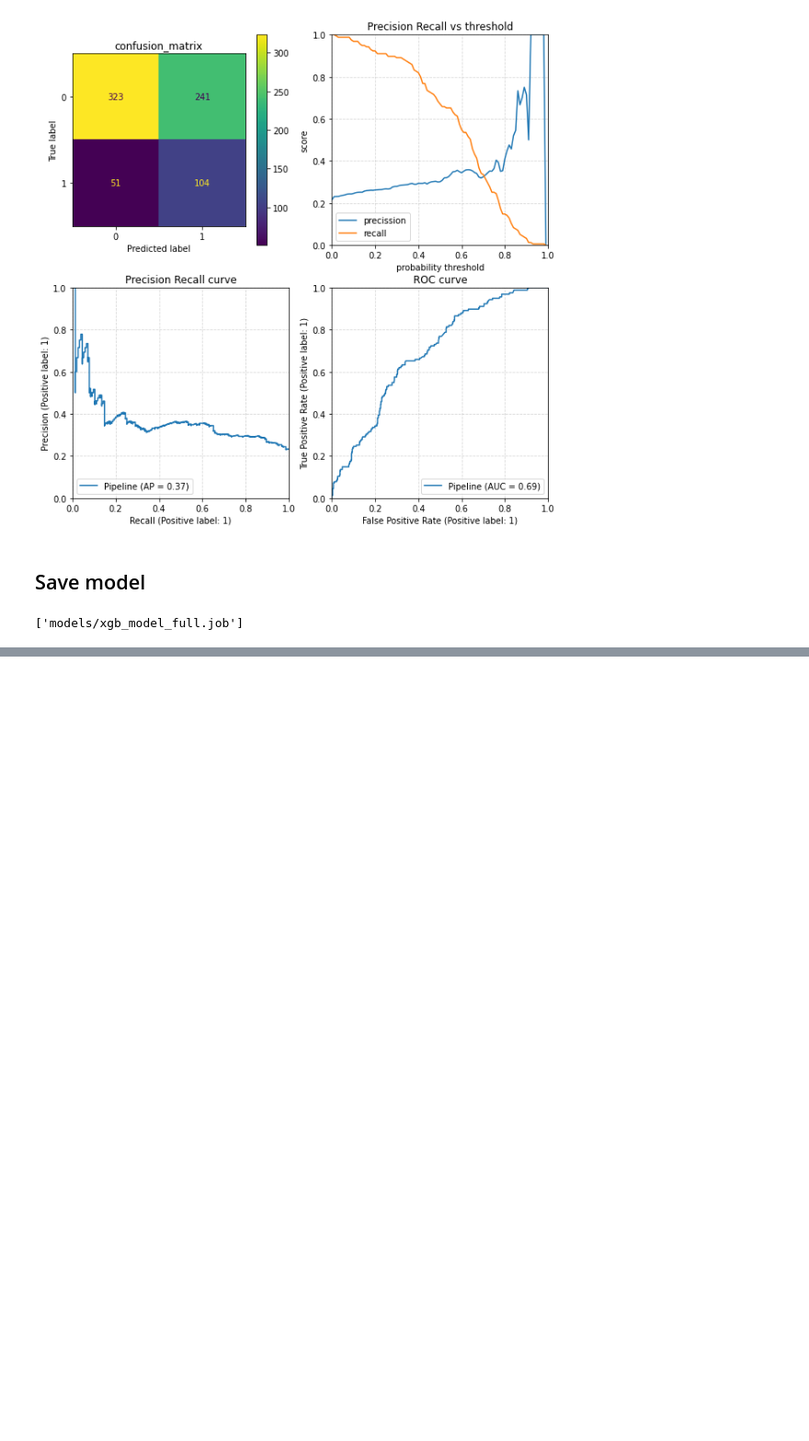
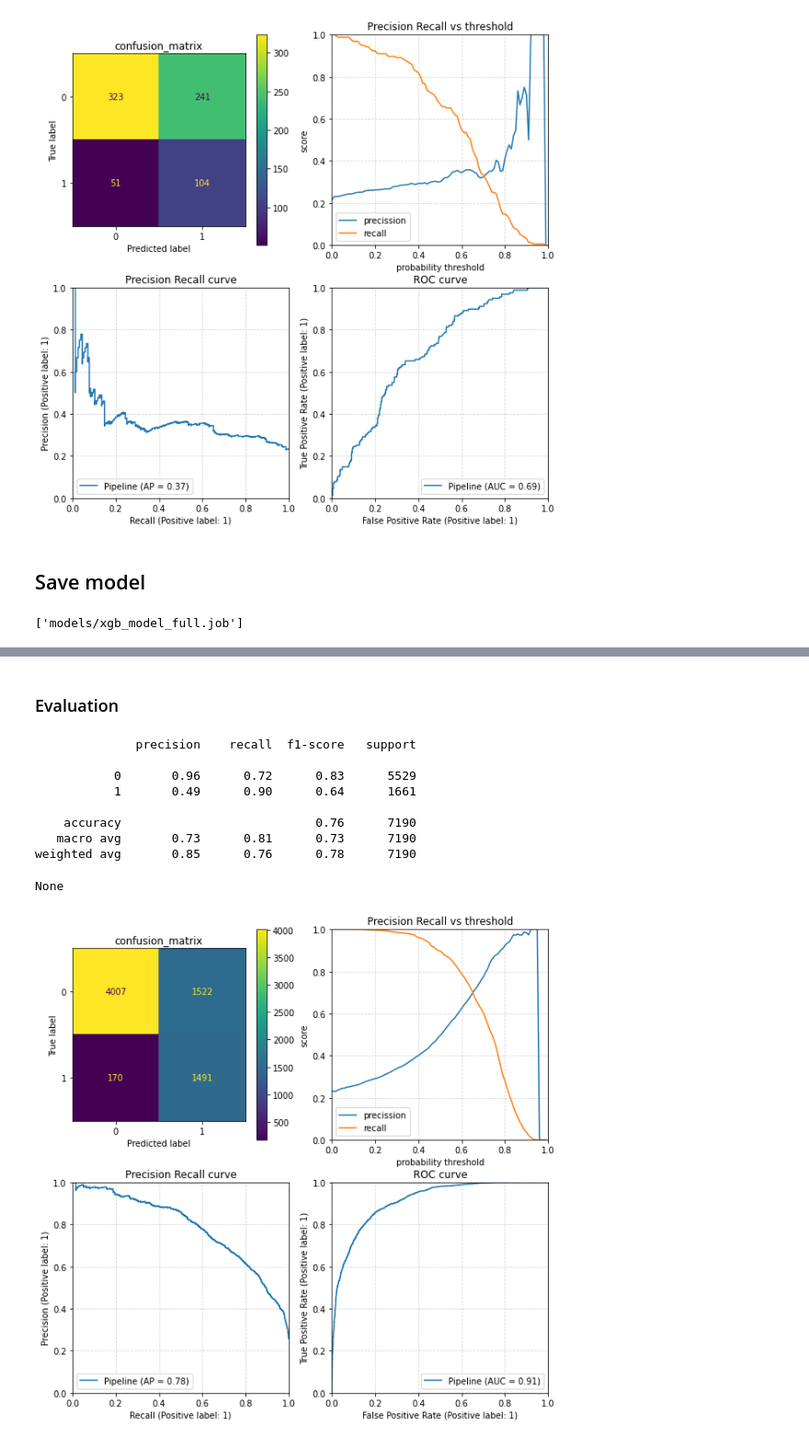
Before and after one commit to creyesp/ml-workshop-campus-party, a Jupyter notebook: notebooks/modeling_xgb.ipynb, the cells around one changed output, grey strips where cells are left out. Shown: that part at 92% size. Saved outputs shown, nothing was run; the diff lists cells and outputs as text; code cells hidden in the pictures; blank space fills up the shorter version.

```diff
--- a/notebooks/modeling_xgb.ipynb
+++ b/notebooks/modeling_xgb.ipynb
@@ -150,3 +170,34 @@ if not os.path.exists(model_path):
 joblib.dump(xgb_model_full, f'{model_path}/xgb_model_full.job')
 # %% [output]
 ['models/xgb_model_full.job']
+# %%
+params = {
+    "booster": "dart",
+    "lambda": 3.4072624316382755e-06,
+    "alpha": 2.7639023005641904e-05,
+    "subsample": 0.4928977257259409,
+    "colsample_bytree": 0.4909613136622061,
+    "max_depth": 11,
+    "min_child_weight": 2,
+    "eta": 0.062479312424644246,
+    "gamma": 0.0008161023806105572,
+    "grow_policy": "depthwise",
+    "sample_type": "uniform",
+    "normalize_type": "forest",
+    "rate_drop": 0.00018505969523426347,
+    "skip_drop": 1.9163062639065358e-05,
+    "scale_pos_weight": scale_pos_weight,
+    "use_label_encoder": False,
+    "eval_metric": "logloss",
+}
+
+xgb_model_full = Pipeline(
+    steps=[
+        ("preprocessor", preprocessor_full()),
+        (
+            "linear_regressor",
+            XGBClassifier(**params),
+        ),
+    ]
+)
+xgb_model_full.fit(x_train, y_train)
@@ -152,0 +222,22 @@ joblib.dump(xgb_model_full, f'{model_path}/xgb_model_full.job')
+# %% [markdown]
+### Evaluation
+# %%
+x = x_train
+y = y_train
+
+y_pred = xgb_model_full.predict(x)
+
+display(print(metrics.classification_report(y, y_pred)))
+
+ax = plot_metric_curves(xgb_model_full, x, y)
+# %% [output]
+              precision    recall  f1-score   support
+
+           0       0.96      0.72      0.83      5529
+           1       0.49      0.90      0.64      1661
+
+    accuracy                           0.76      7190
+   macro avg       0.73      0.81      0.73      7190
+weighted avg       0.85      0.76      0.78      7190
+None
+[figure, added]
```
Also changed, not shown: parts of 6 cells of this notebook, 15 other files.
